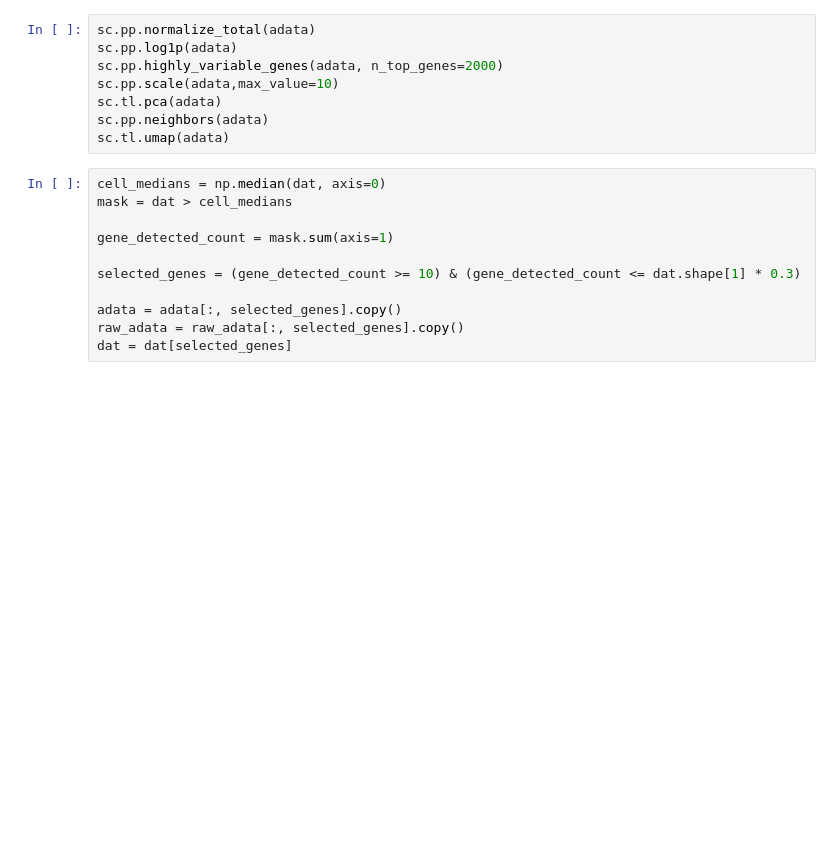
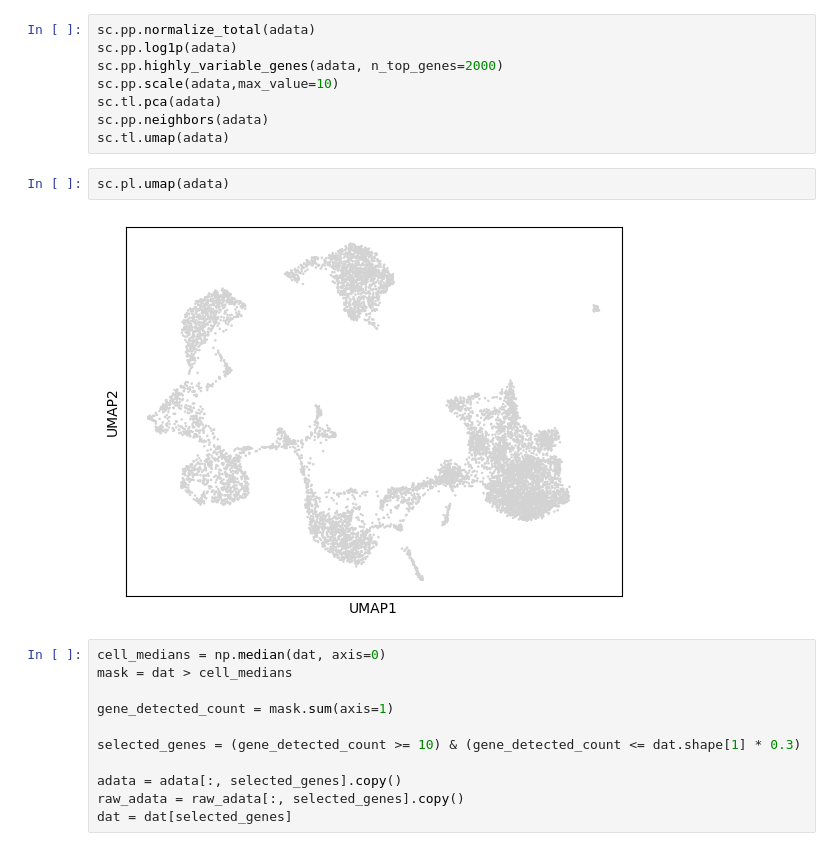
Before and after one commit to jassonmakkar/pylmd, a Jupyter notebook: pylmd/pylmd/demo.ipynb, the cells around one changed output. Saved outputs shown, nothing was run; the diff lists cells and outputs as text; blank space fills up the shorter version.

```diff
--- a/pylmd/pylmd/demo.ipynb
+++ b/pylmd/pylmd/demo.ipynb
@@ -42,6 +42,10 @@ sc.pp.scale(adata,max_value=10)
 sc.tl.pca(adata)
 sc.pp.neighbors(adata)
 sc.tl.umap(adata)
+# %%
+sc.pl.umap(adata)
+# %% [output]
+[figure, added]
 # %%
 cell_medians = np.median(dat, axis=0)
 mask = dat > cell_medians
```
Also changed, not shown: parts of 100 cells of this notebook.
